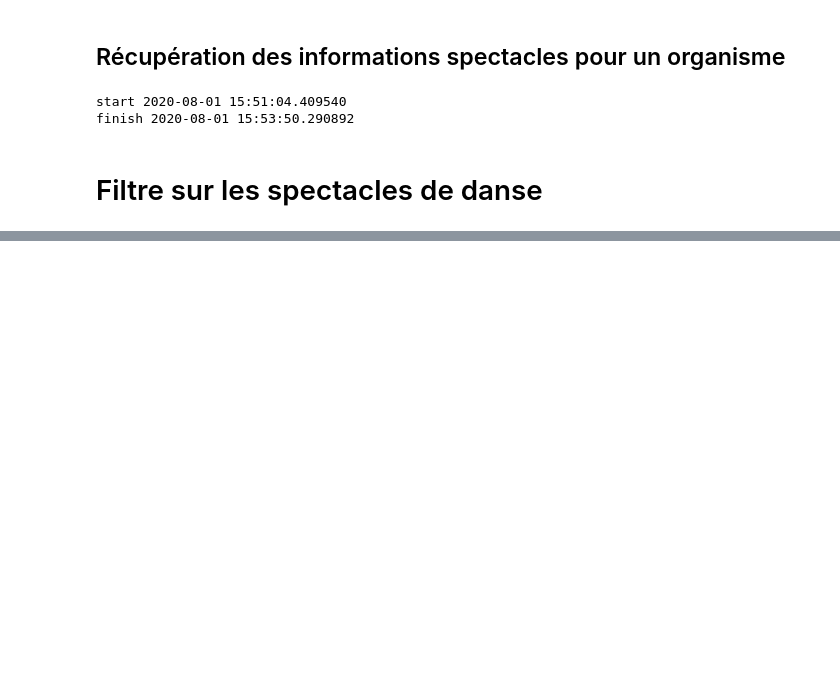
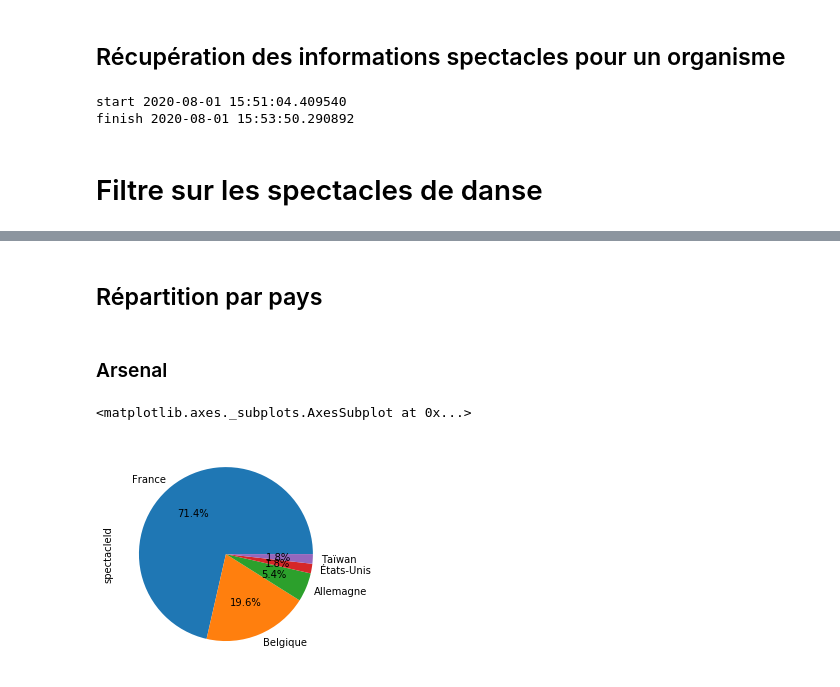
Before and after one commit to eliselavy/scrapper-notebook, a Jupyter notebook: notebooks/archives_spectacle/import_performance_info.ipynb, the cells around one changed output, grey strips where cells are left out. Drawn from its saved outputs; the diff is of its cells as text; code cells hidden in the pictures; blank space fills up the shorter version.

```diff
--- a/notebooks/archives_spectacle/import_performance_info.ipynb
+++ b/notebooks/archives_spectacle/import_performance_info.ipynb
@@ -336,0 +180,7 @@ df_danse_carreau.groupby("Pays")["spectacleId"].count().sort_values(ascending=Fa
+# %%
+import os
+import pandas as pd
+organismId="439"
+csv_file_path = os.getcwd() + "/data/all_10_years_organism_" + organismId + "_type_spectacle.csv"
+df_spectacle_arsenal = pd.read_csv(csv_file_path)
+#df_spectacle.groupby("Genre")["spectacleId"].count().sort_values(ascending=False)
@@ -336,0 +189,5 @@ df_danse_carreau.groupby("Pays")["spectacleId"].count().sort_values(ascending=Fa
+# %%
+import re
+#Filtre sur le genre - string contains danse
+df_danse_arsenal=df_spectacle_arsenal[df_spectacle_arsenal['Genre'].astype(str).str.contains("Danse",flags=re.IGNORECASE, regex=True)]
+len(df_danse_arsenal)
@@ -336,0 +330,10 @@ df_danse_carreau.groupby("Pays")["spectacleId"].count().sort_values(ascending=Fa
+# %% [markdown]
+## Répartition par pays
+# %% [markdown]
+### Arsenal
+# %%
+#df_danse.Pays.value_counts().head(5)
+df_danse_arsenal.groupby("Pays")["spectacleId"].count().sort_values(ascending=False).head(5).plot.pie(autopct='%1.1f%%')
+# %% [output]
+<matplotlib.axes._subplots.AxesSubplot at 0x...>
+[figure, added]
```
Also changed, not shown: parts of 48 cells of this notebook.
